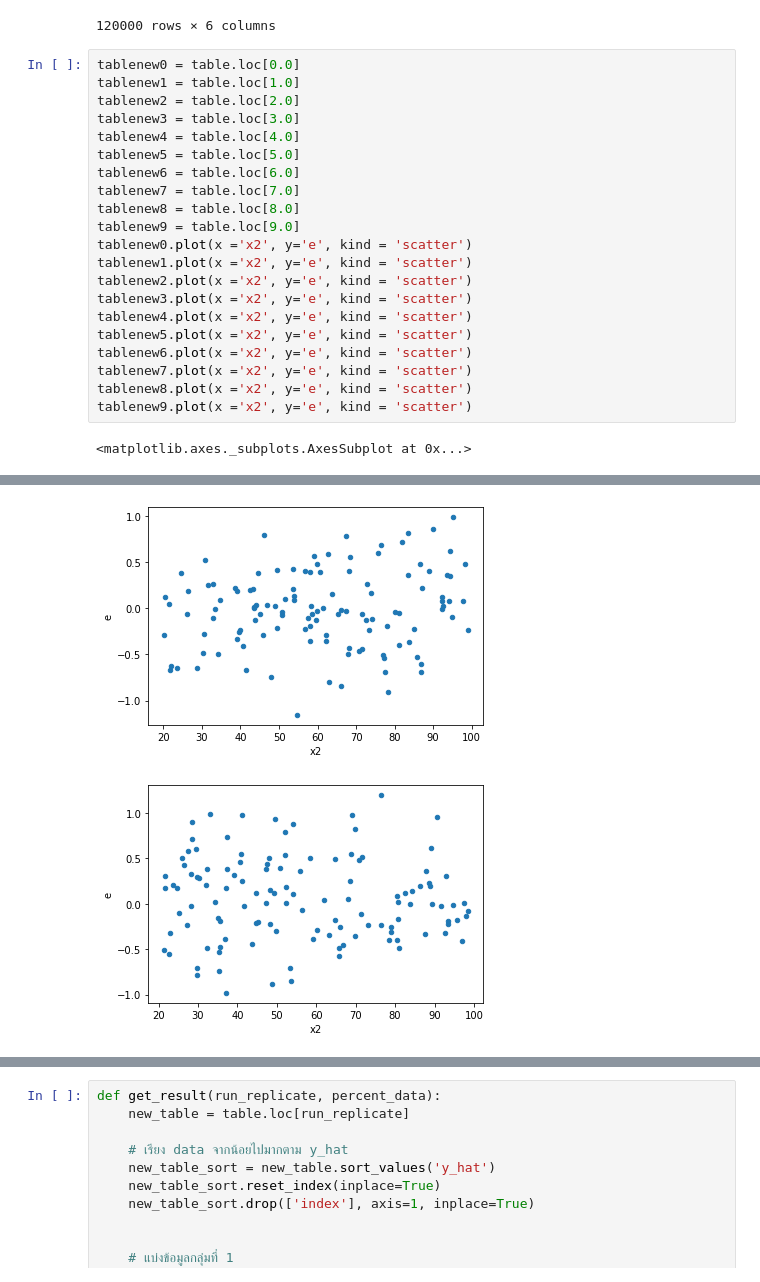
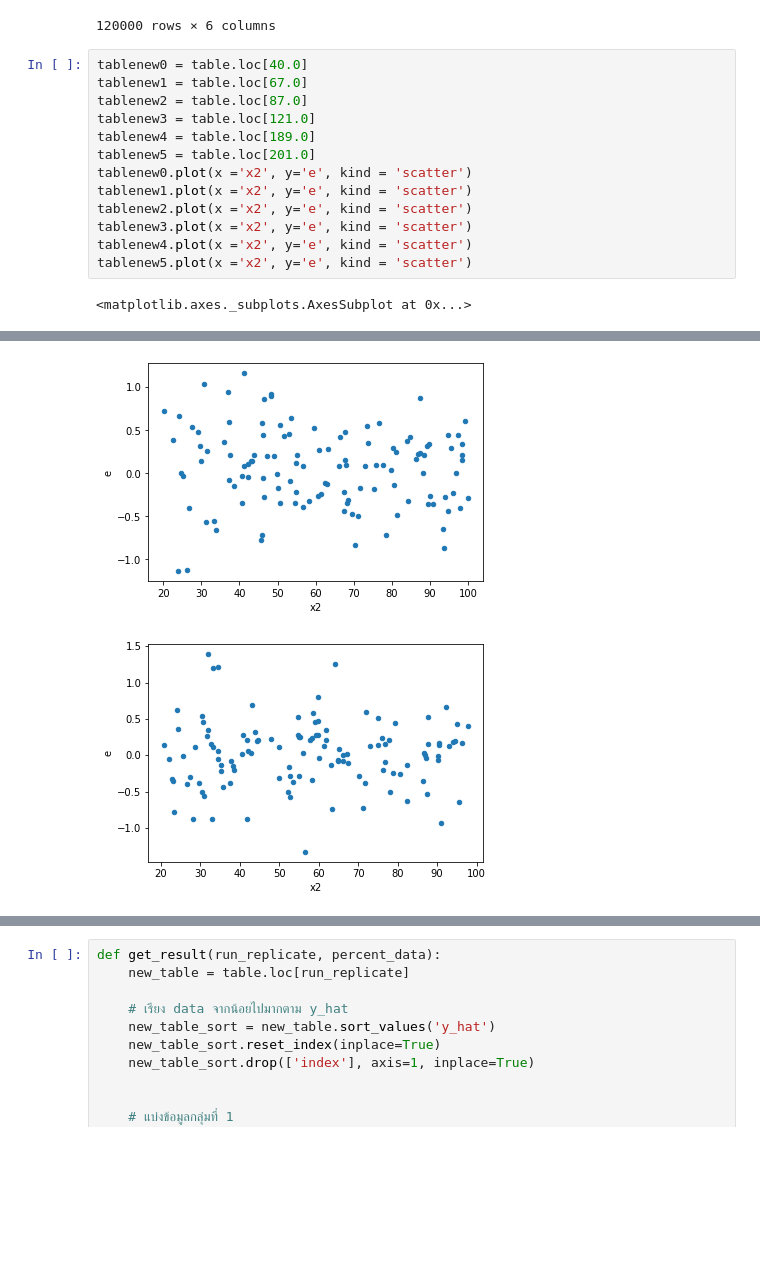
Before and after one commit to iam-fern/Generate_multiplication_2X, a Jupyter notebook: GQtest_data(y_hat)_multi_delta_(_0_4)_n120_01.ipynb, the cells around one changed output, grey strips where cells are left out. Cells and saved outputs as stored; diff of their text form; blank space fills up the shorter version.

```diff
--- a/GQtest_data(y_hat)_multi_delta_(_0_4)_n120_01.ipynb
+++ b/GQtest_data(y_hat)_multi_delta_(_0_4)_n120_01.ipynb
@@ -136,25 +136,17 @@ table
 |  | 119.0 | 65.243438 | 30.653922 | -0.410407 | 105.486953 | 105.916573 | -0.429620 |
 120000 rows × 6 columns
 # %%
-tablenew0 = table.loc[0.0]
-tablenew1 = table.loc[1.0]
-tablenew2 = table.loc[2.0]
-tablenew3 = table.loc[3.0]
-tablenew4 = table.loc[4.0]
-tablenew5 = table.loc[5.0]
-tablenew6 = table.loc[6.0]
-tablenew7 = table.loc[7.0]
-tablenew8 = table.loc[8.0]
-tablenew9 = table.loc[9.0]
+tablenew0 = table.loc[40.0]
+tablenew1 = table.loc[67.0]
+tablenew2 = table.loc[87.0]
+tablenew3 = table.loc[121.0]
+tablenew4 = table.loc[189.0]
+tablenew5 = table.loc[201.0]
 tablenew0.plot(x ='x2', y='e', kind = 'scatter')
 tablenew1.plot(x ='x2', y='e', kind = 'scatter')
 tablenew2.plot(x ='x2', y='e', kind = 'scatter')
 tablenew3.plot(x ='x2', y='e', kind = 'scatter')
 tablenew4.plot(x ='x2', y='e', kind = 'scatter')
 tablenew5.plot(x ='x2', y='e', kind = 'scatter')
-tablenew6.plot(x ='x2', y='e', kind = 'scatter')
-tablenew7.plot(x ='x2', y='e', kind = 'scatter')
-tablenew8.plot(x ='x2', y='e', kind = 'scatter')
-tablenew9.plot(x ='x2', y='e', kind = 'scatter')
 # %% [output]
 <matplotlib.axes._subplots.AxesSubplot at 0x...>
@@ -163,2 +155,2 @@ tablenew9.plot(x ='x2', y='e', kind = 'scatter')
-[figure, old version]
+[figure, new version]
-[figure, old version]
+[figure, new version]
```
Also changed, not shown: parts of 1 cell of this notebook.
